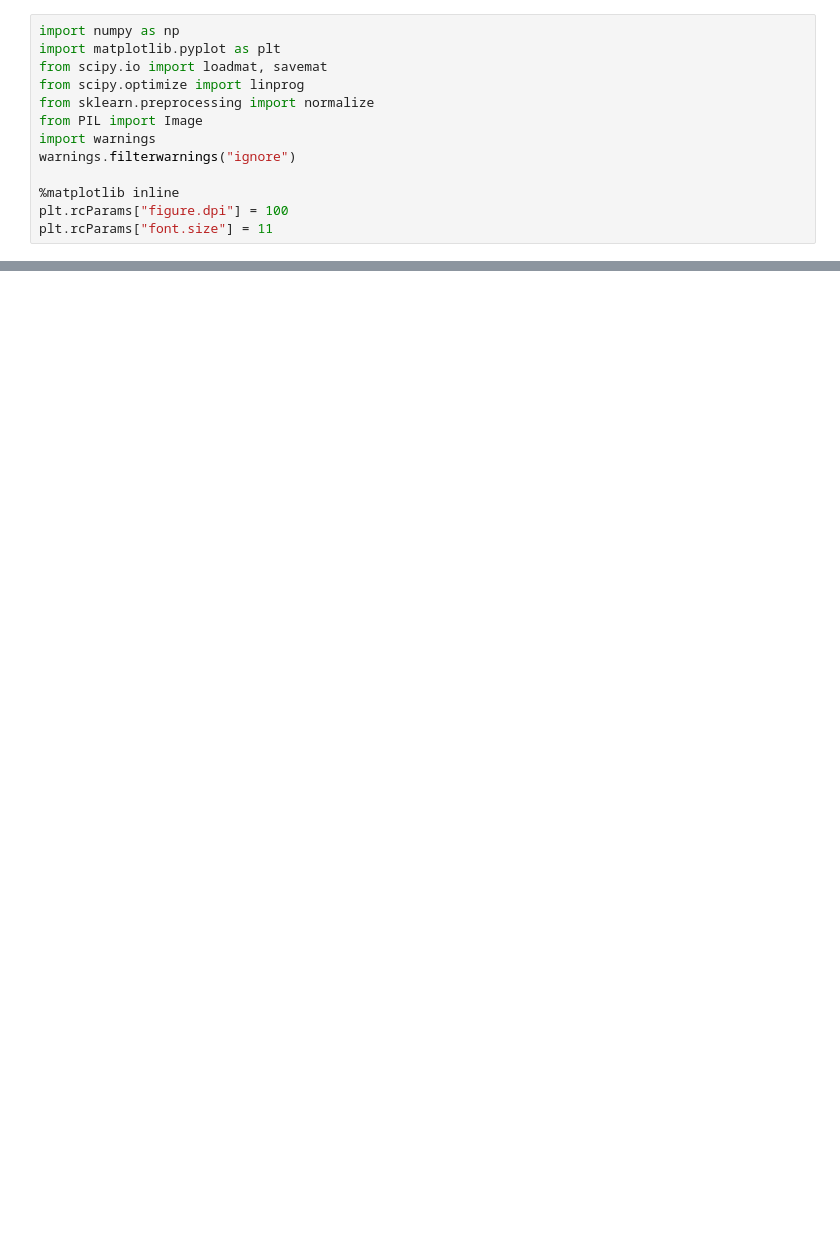
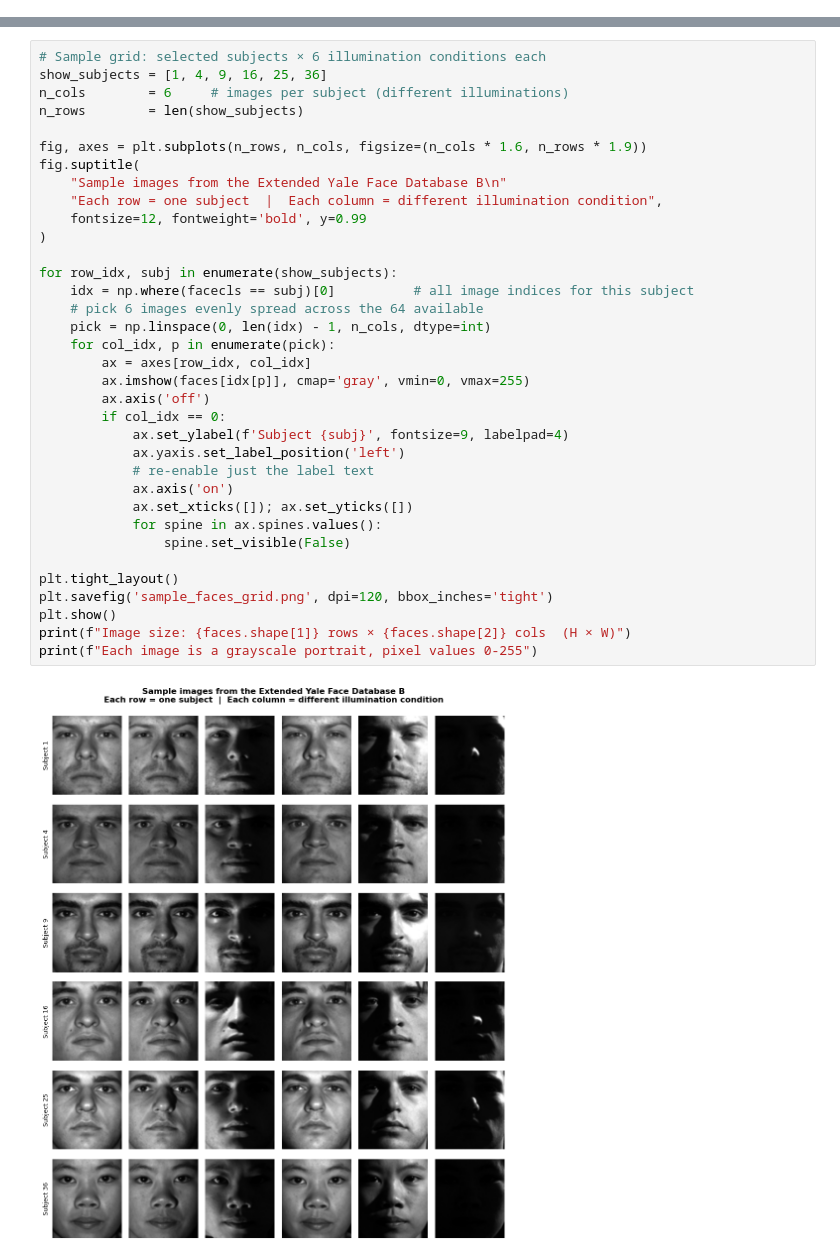
Before and after one commit to mattzuha/Compressed-Learning, a Jupyter notebook: HW6/HW6_Minh.ipynb, the cells around one changed output, grey strips where cells are left out. Saved outputs shown, nothing was run; the diff lists cells and outputs as text; blank space fills up the shorter version.

```diff
--- a/HW6/HW6_Minh.ipynb
+++ b/HW6/HW6_Minh.ipynb
@@ -9,13 +0,0 @@ Using Extended Yale Face Database B to implement face recognition via SRC
-# %%
-import numpy as np
-import matplotlib.pyplot as plt
-from scipy.io import loadmat, savemat
-from scipy.optimize import linprog
-from sklearn.preprocessing import normalize
-from PIL import Image
-import warnings
-warnings.filterwarnings("ignore")
-
-%matplotlib inline
-plt.rcParams["figure.dpi"] = 100
-plt.rcParams["font.size"] = 11
@@ -411,0 +52,37 @@ plt.show()
+# %%
+# Sample grid: selected subjects × 6 illumination conditions each
+show_subjects = [1, 4, 9, 16, 25, 36]
+n_cols        = 6     # images per subject (different illuminations)
+n_rows        = len(show_subjects)
+
+fig, axes = plt.subplots(n_rows, n_cols, figsize=(n_cols * 1.6, n_rows * 1.9))
+fig.suptitle(
+    "Sample images from the Extended Yale Face Database B\n"
+    "Each row = one subject  |  Each column = different illumination condition",
+    fontsize=12, fontweight='bold', y=0.99
+)
+
+for row_idx, subj in enumerate(show_subjects):
+    idx = np.where(facecls == subj)[0]          # all image indices for this subject
+    # pick 6 images evenly spread across the 64 available
+    pick = np.linspace(0, len(idx) - 1, n_cols, dtype=int)
+    for col_idx, p in enumerate(pick):
+        ax = axes[row_idx, col_idx]
+        ax.imshow(faces[idx[p]], cmap='gray', vmin=0, vmax=255)
+        ax.axis('off')
+        if col_idx == 0:
+            ax.set_ylabel(f'Subject {subj}', fontsize=9, labelpad=4)
+            ax.yaxis.set_label_position('left')
+            # re-enable just the label text
+            ax.axis('on')
+            ax.set_xticks([]); ax.set_yticks([])
+            for spine in ax.spines.values():
+                spine.set_visible(False)
+
+plt.tight_layout()
+plt.savefig('sample_faces_grid.png', dpi=120, bbox_inches='tight')
+plt.show()
+print(f"Image size: {faces.shape[1]} rows × {faces.shape[2]} cols  (H × W)")
+print(f"Each image is a grayscale portrait, pixel values 0-255")
+# %% [output]
+[figure, added]
```
Also changed, not shown: parts of 22 cells of this notebook, 19 other files.
